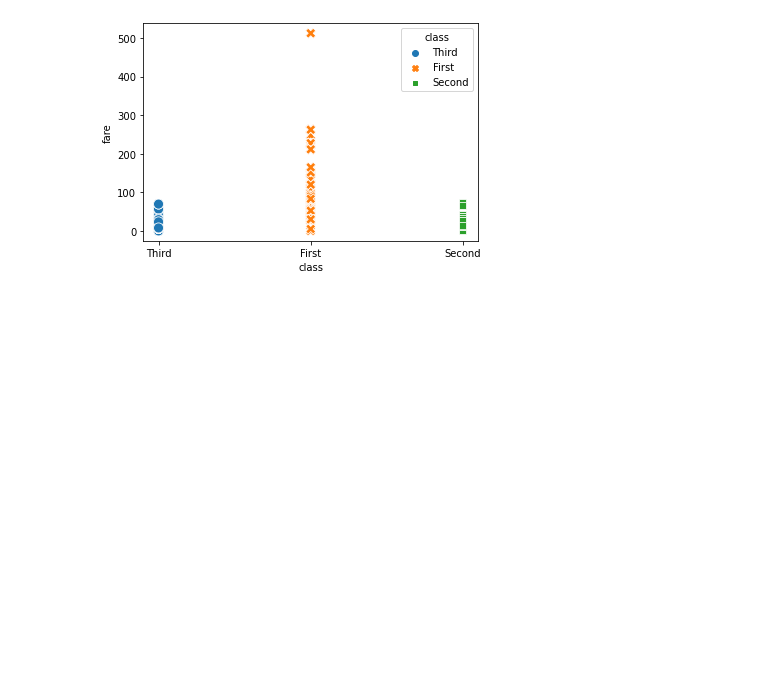
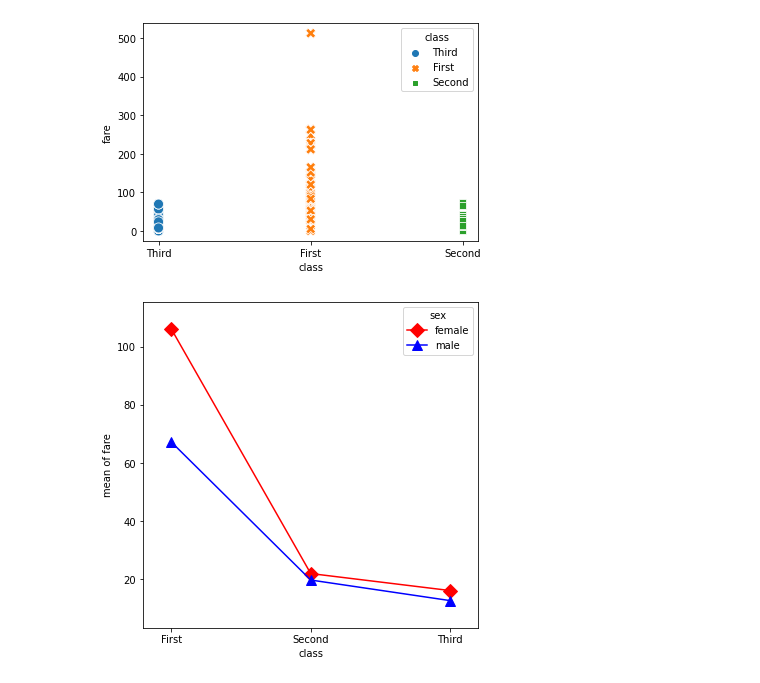
Before and after one commit to blackbutterfly0852/ADP_PRACTICE, a Jupyter notebook: 221017_시각화.ipynb, the cells around one changed output. Cells and saved outputs as stored; diff of their text form; code cells hidden in the pictures; blank space fills up the shorter version.

```diff
--- a/221017_시각화.ipynb
+++ b/221017_시각화.ipynb
@@ -106,3 +106,12 @@ sns.scatterplot(x = 'class',
 plt.show()
 # %% [output]
 [figure]
+# %%
+# 상호작용그래프
+import matplotlib.pyplot as plt
+from statsmodels.graphics.factorplots import interaction_plot
+
+fig, ax = plt.subplots(figsize = (6,6))
+fig = interaction_plot(df['class'], df['sex'], df['fare'], colors = ['red', 'blue'], markers = ['D', '^'], ms = 10, ax = ax)
+# %% [output]
+[figure, added]
```
Also changed, not shown: parts of 2 cells of this notebook.
